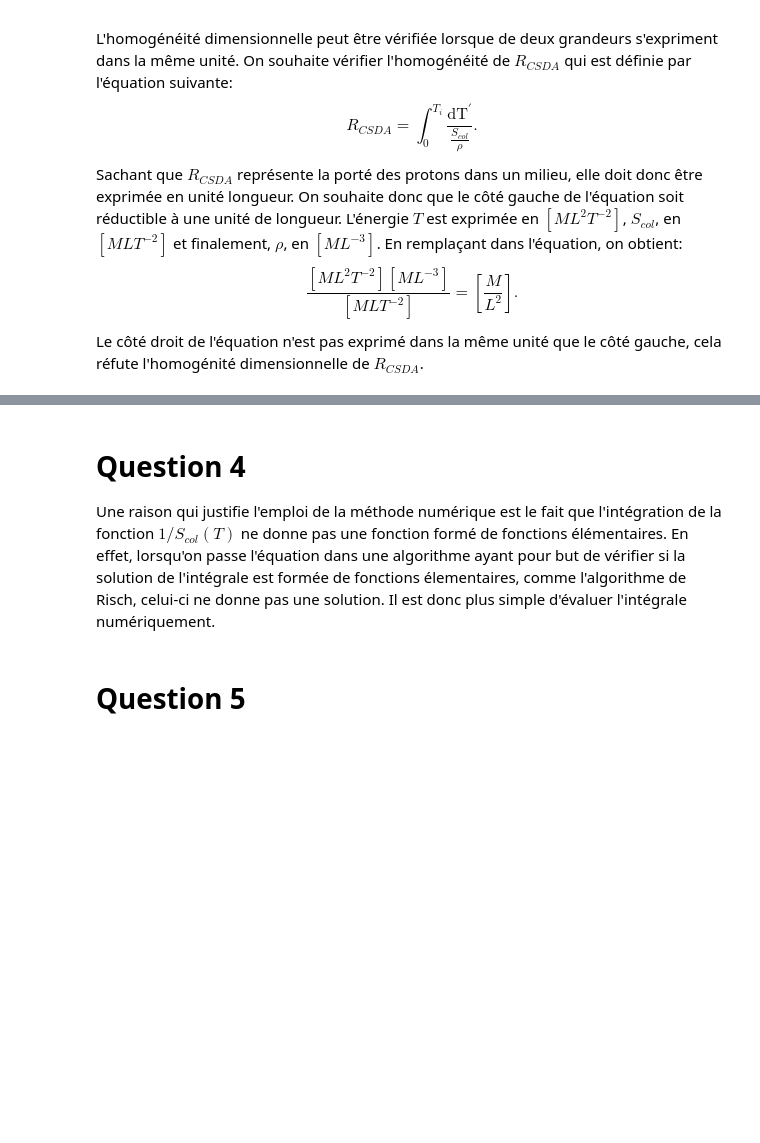
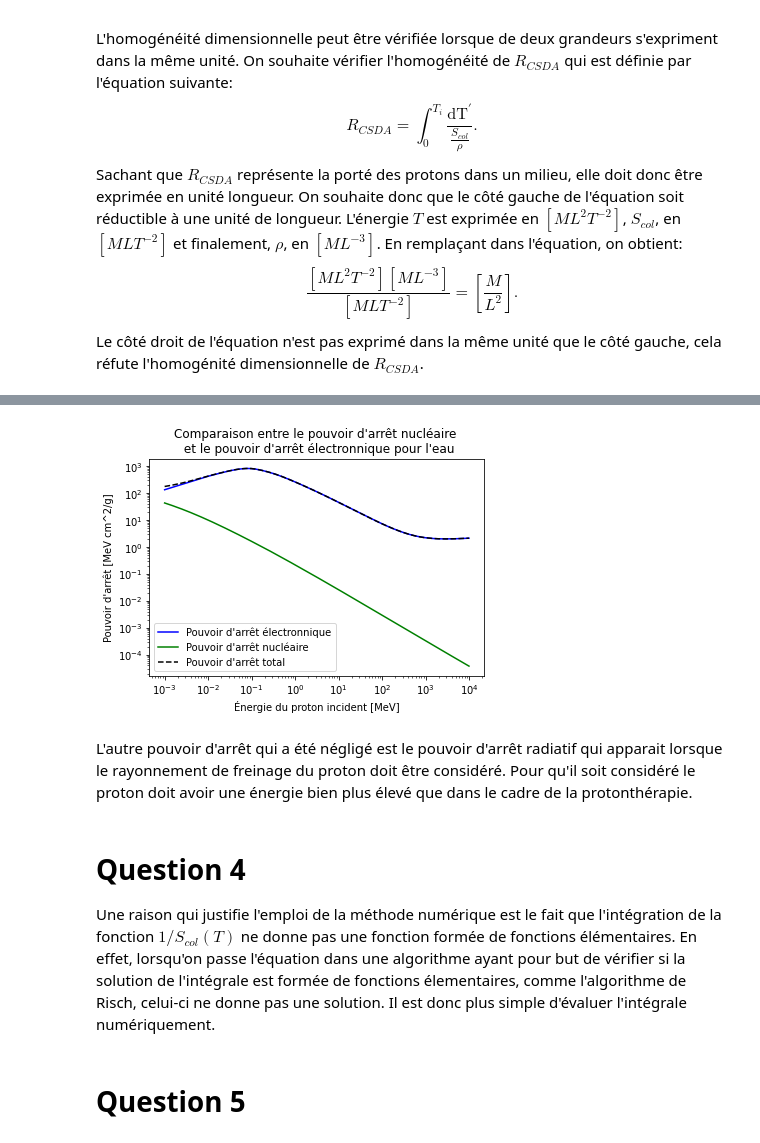
Before and after one commit to essheh/PHYZ_NUM, a Jupyter notebook: TP1_BOISSINNOT_GAUDREAULT_LESSARD.ipynb, the cells around one changed output, grey strips where cells are left out. Drawn from its saved outputs; the diff is of its cells as text; code cells hidden in the pictures; blank space fills up the shorter version.

```diff
--- a/TP1_BOISSINNOT_GAUDREAULT_LESSARD.ipynb
+++ b/TP1_BOISSINNOT_GAUDREAULT_LESSARD.ipynb
@@ -179,6 +209,26 @@ Non, lorsqu'on regarde le graphique (Faire un graph avec les données du NIST) c
+# %%
+fichier = "Data_NSIT.txt"
+data = np.loadtxt(fichier, skiprows = 8)
+
+
+plt.plot(data[:,0], data[:,1], "b", label="Pouvoir d'arrêt électronnique")
+plt.plot(data[:,0], data[:,2],"g", label="Pouvoir d'arrêt nucléaire")
+plt.plot(data[:,0], data[:,3],"k--", label="Pouvoir d'arrêt total")
+
+plt.xscale("log")
+plt.yscale("log")
+plt.xlabel("Énergie du proton incident [MeV]")
+plt.ylabel("Pouvoir d'arrêt [MeV cm^2/g]")
+plt.legend()
+plt.title("Comparaison entre le pouvoir d'arrêt nucléaire \n et le pouvoir d'arrêt électronnique pour l'eau")
+plt.show()
+# %% [output]
+[figure, added]
+# %% [markdown]
+L'autre pouvoir d'arrêt qui a été négligé est le pouvoir d'arrêt radiatif qui apparait lorsque le rayonnement de freinage du proton doit être considéré. Pour qu'il soit considéré le proton doit avoir une énergie bien plus élevé que dans le cadre de la protonthérapie.
 # %% [markdown]
 # Question 4
-Une raison qui justifie l'emploi de la méthode numérique est le fait que l'intégration de la fonction $1/S_{col}(T)$ ne donne pas une fonction formé de fonctions élémentaires. En effet, lorsqu'on passe l'équation dans une algorithme ayant pour but de vérifier si la solution de l'intégrale est formée de fonctions élementaires, comme l'algorithme de Risch, celui-ci ne donne pas une solution. Il est donc plus simple d'évaluer l'intégrale numériquement.
+Une raison qui justifie l'emploi de la méthode numérique est le fait que l'intégration de la fonction $1/S_{col}(T)$ ne donne pas une fonction formée de fonctions élémentaires. En effet, lorsqu'on passe l'équation dans une algorithme ayant pour but de vérifier si la solution de l'intégrale est formée de fonctions élementaires, comme l'algorithme de Risch, celui-ci ne donne pas une solution. Il est donc plus simple d'évaluer l'intégrale numériquement.
 # %% [markdown]
 # Question 5
 # %% [markdown]
```
Also changed, not shown: parts of 5 cells of this notebook.
